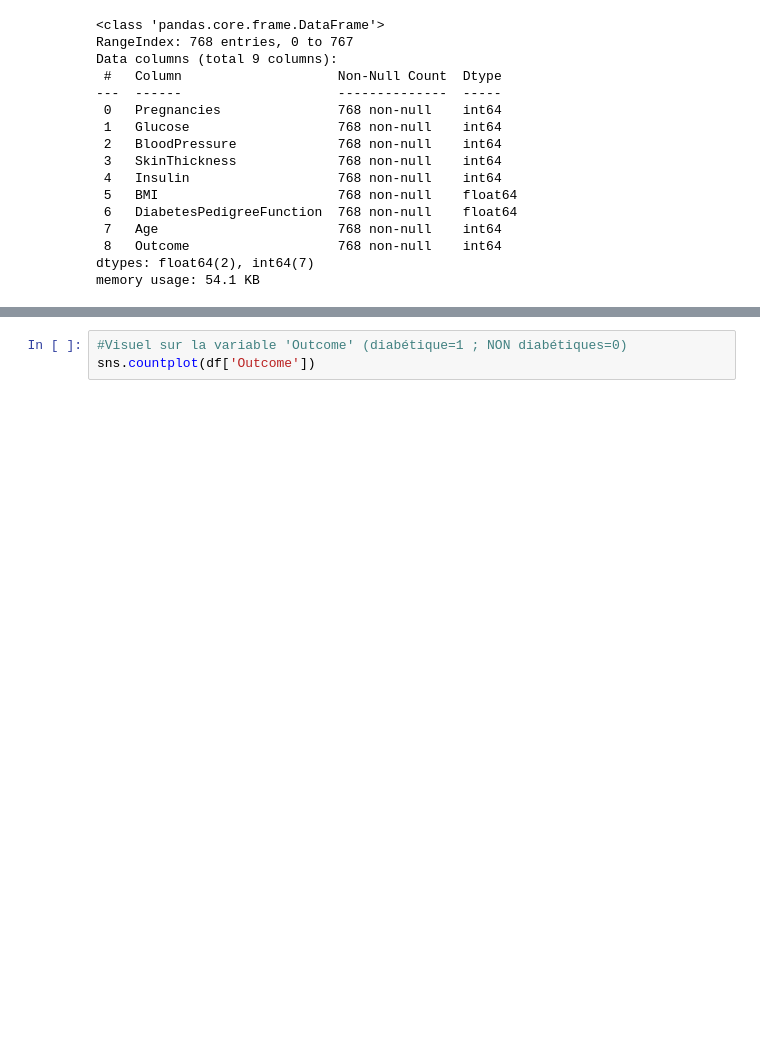
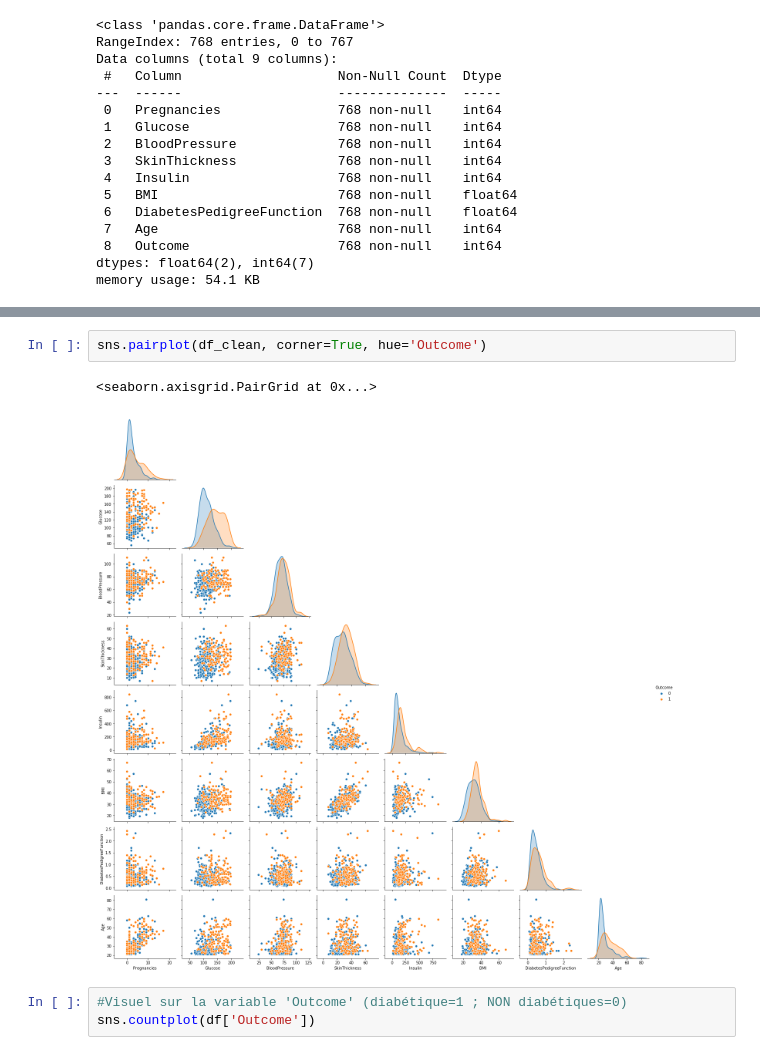
Before and after one commit to Abdelrazak-sakhri/diabete, a Jupyter notebook: Projet_diabete_Lamine_Mourad_Abdel.ipynb, the cells around one changed output, grey strips where cells are left out. Cells and saved outputs as stored; diff of their text form; blank space fills up the shorter version.

```diff
--- a/Projet_diabete_Lamine_Mourad_Abdel.ipynb
+++ b/Projet_diabete_Lamine_Mourad_Abdel.ipynb
@@ -126,3 +203,8 @@ memory usage: 54.1 KB
+# %%
+sns.pairplot(df_clean, corner=True, hue='Outcome')
+# %% [output]
+<seaborn.axisgrid.PairGrid at 0x...>
+[figure, added]
 # %%
 #Visuel sur la variable 'Outcome' (diabétique=1 ; NON diabétiques=0)
 sns.countplot(df['Outcome'])
```
Also changed, not shown: parts of 9 cells of this notebook.
